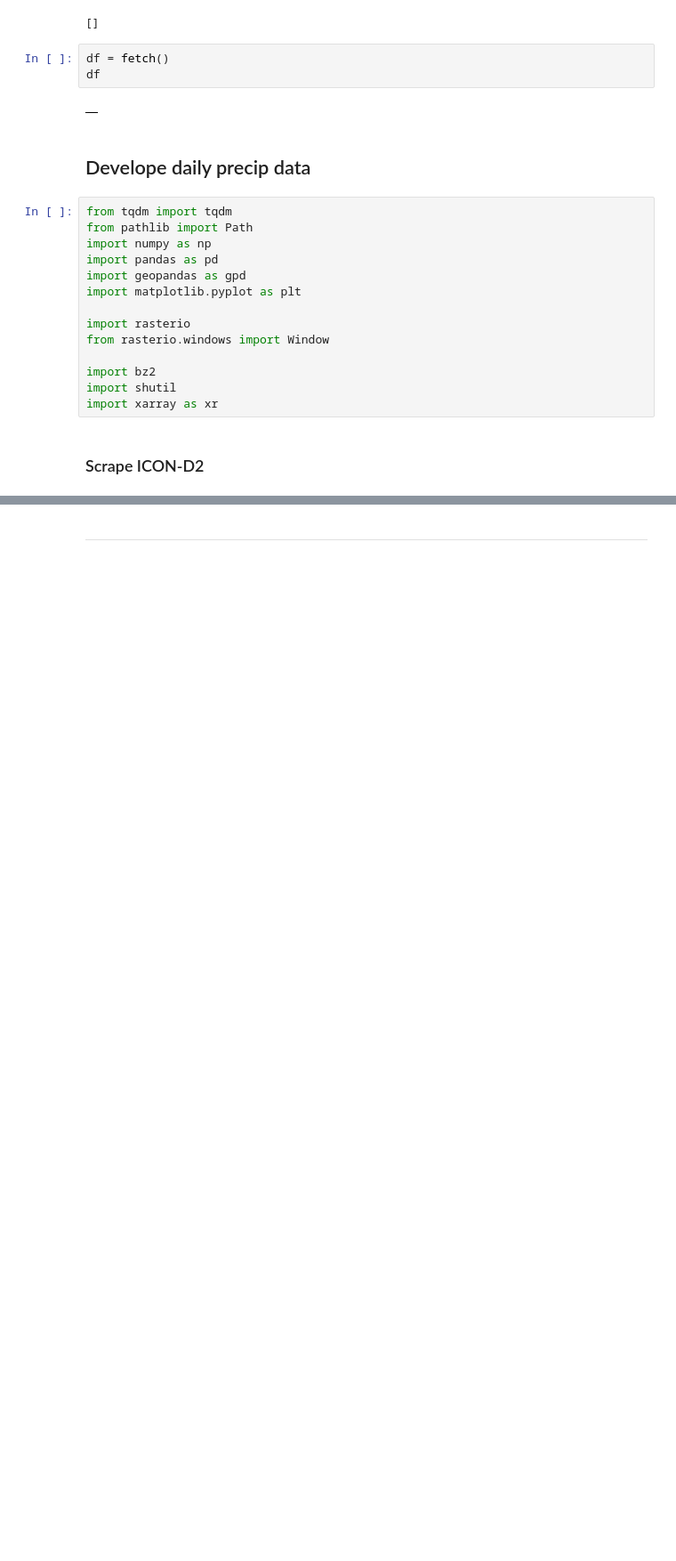
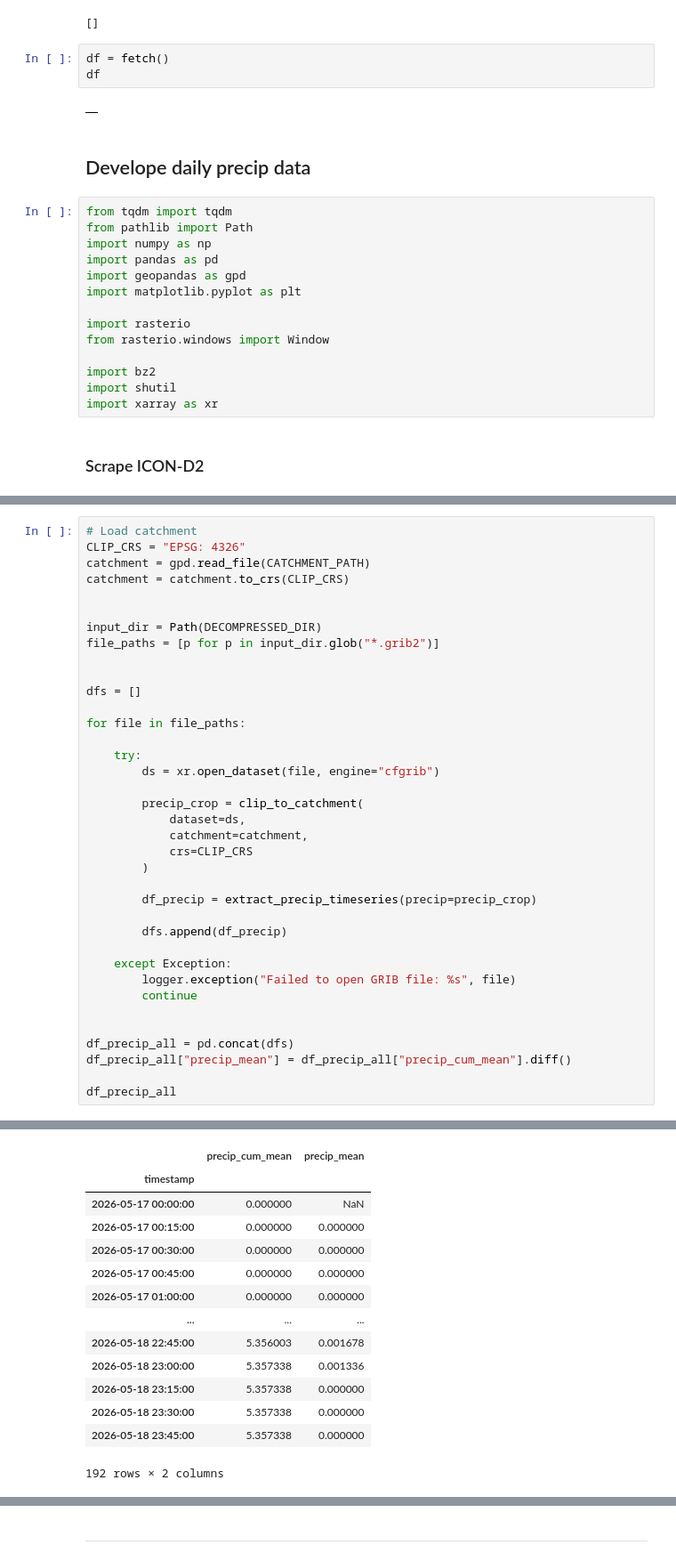
Before and after one commit to danielsehr/pred-Q-ueich, a Jupyter notebook: temp.ipynb, the cells around one changed output, grey strips where cells are left out. Shown at 89% size. Saved outputs shown, nothing was run; the diff lists cells and outputs as text; blank space fills up the shorter version.

```diff
--- a/temp.ipynb
+++ b/temp.ipynb
@@ -247,0 +260,38 @@ for
+# %%
+# Load catchment
+CLIP_CRS = "EPSG: 4326"
+catchment = gpd.read_file(CATCHMENT_PATH)
+catchment = catchment.to_crs(CLIP_CRS)
+
+
+input_dir = Path(DECOMPRESSED_DIR)
+file_paths = [p for p in input_dir.glob("*.grib2")]
+
+
+dfs = []
+
+for file in file_paths:
+
+    try:
+        ds = xr.open_dataset(file, engine="cfgrib")
+
+        precip_crop = clip_to_catchment(
+            dataset=ds,
+            catchment=catchment,
+            crs=CLIP_CRS
+        )
+
+        df_precip = extract_precip_timeseries(precip=precip_crop)
+
+        dfs.append(df_precip)
+
+    except Exception:
+        logger.exception("Failed to open GRIB file: %s", file)
+        continue
+
+
+df_precip_all = pd.concat(dfs)
+df_precip_all["precip_mean"] = df_precip_all["precip_cum_mean"].diff()
+
+df_precip_all
+# %% [output]
@@ -247,0 +316,14 @@ for
+|  | precip_cum_mean | precip_mean |
+| timestamp |  |  |
+| 2026-05-17 00:00:00 | 0.000000 | NaN |
+| 2026-05-17 00:15:00 | 0.000000 | 0.000000 |
+| 2026-05-17 00:30:00 | 0.000000 | 0.000000 |
+| 2026-05-17 00:45:00 | 0.000000 | 0.000000 |
+| 2026-05-17 01:00:00 | 0.000000 | 0.000000 |
+| ... | ... | ... |
+| 2026-05-18 22:45:00 | 5.356003 | 0.001678 |
+| 2026-05-18 23:00:00 | 5.357338 | 0.001336 |
+| 2026-05-18 23:15:00 | 5.357338 | 0.000000 |
+| 2026-05-18 23:30:00 | 5.357338 | 0.000000 |
+| 2026-05-18 23:45:00 | 5.357338 | 0.000000 |
+192 rows × 2 columns
```
Also changed, not shown: parts of 20 cells of this notebook.
